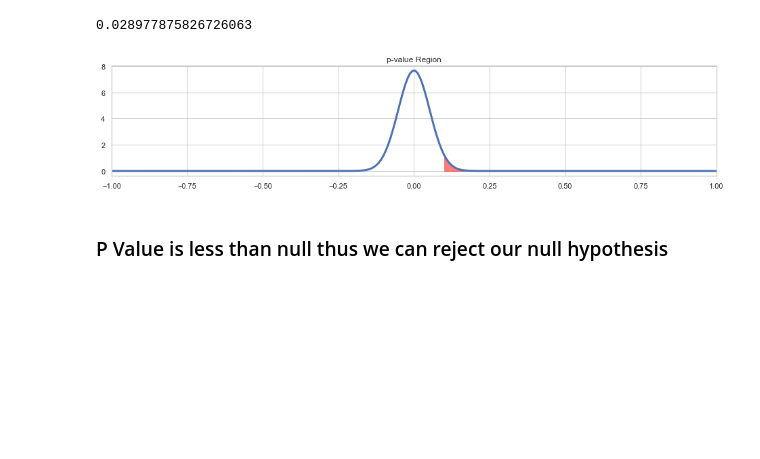
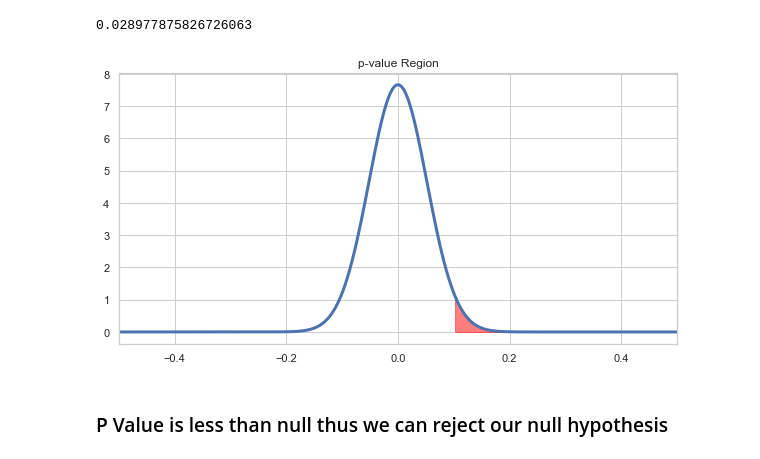
Before and after one commit to josephshanks/JapanEarthquake2011, a Jupyter notebook: S1.ipynb, the cells around one changed output. Drawn from its saved outputs; the diff is of its cells as text; code cells hidden in the pictures; blank space fills up the shorter version.

```diff
--- a/S1.ipynb
+++ b/S1.ipynb
@@ -882,16 +905,17 @@ p_value
 0.028977875826726063
 # %%
 # p-val region
-fig, ax = plt.subplots(1, figsize=(16, 3))
+fig, ax = plt.subplots(1, figsize=(10, 5))
 
-x = np.linspace(-1, 1, num=250)
+x = np.linspace(-.5, .5, num=250)
 ax.plot(x, difference_in_proportions.pdf(x), linewidth=3)
 ax.fill_between(x, difference_in_proportions.pdf(x), where=(x >= diff_sample),
                 color="red", alpha=0.5)
-ax.set_xlim(-1, 1)
+ax.set_xlim(-.5, .5)
 ax.set_title("p-value Region");
+plt.savefig('Images/Pvalue.png')
 # %% [output]
-[figure, old version]
+[figure, new version]
 # %% [markdown]
 ### P Value is less than null thus we can reject our null hypothesis
 # %%
```
Also changed, not shown: parts of 14 cells of this notebook, 11 other files.
